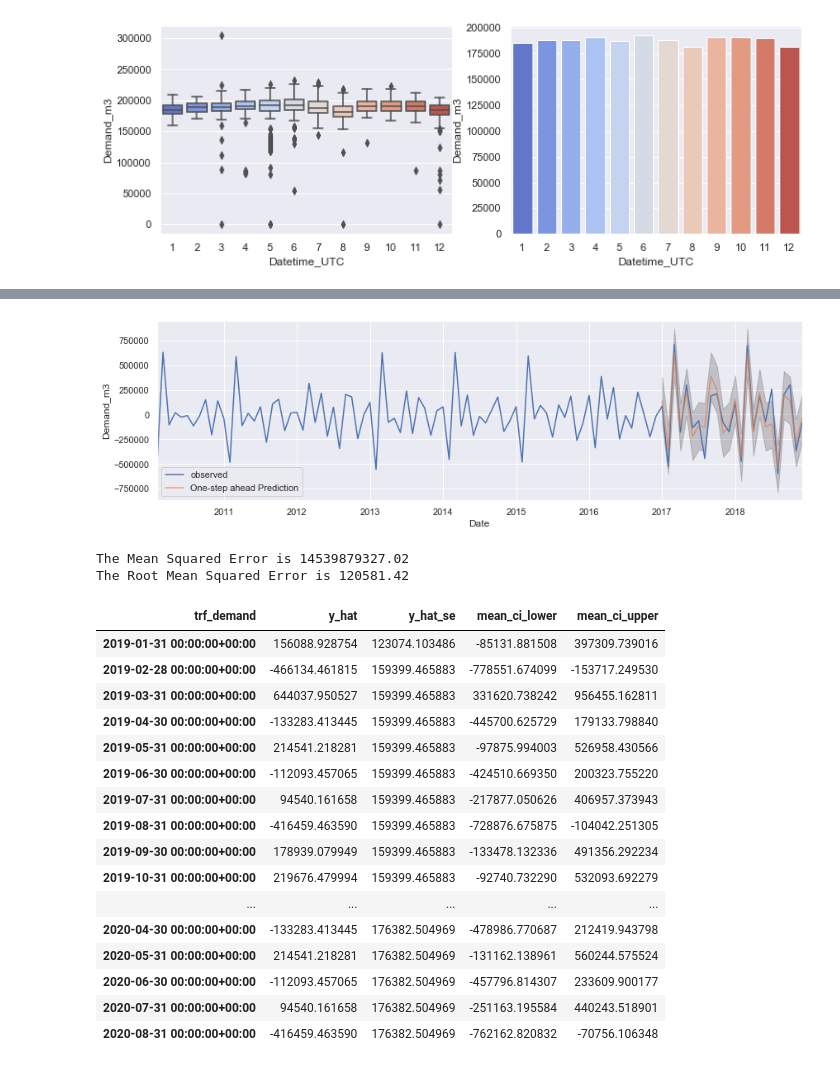
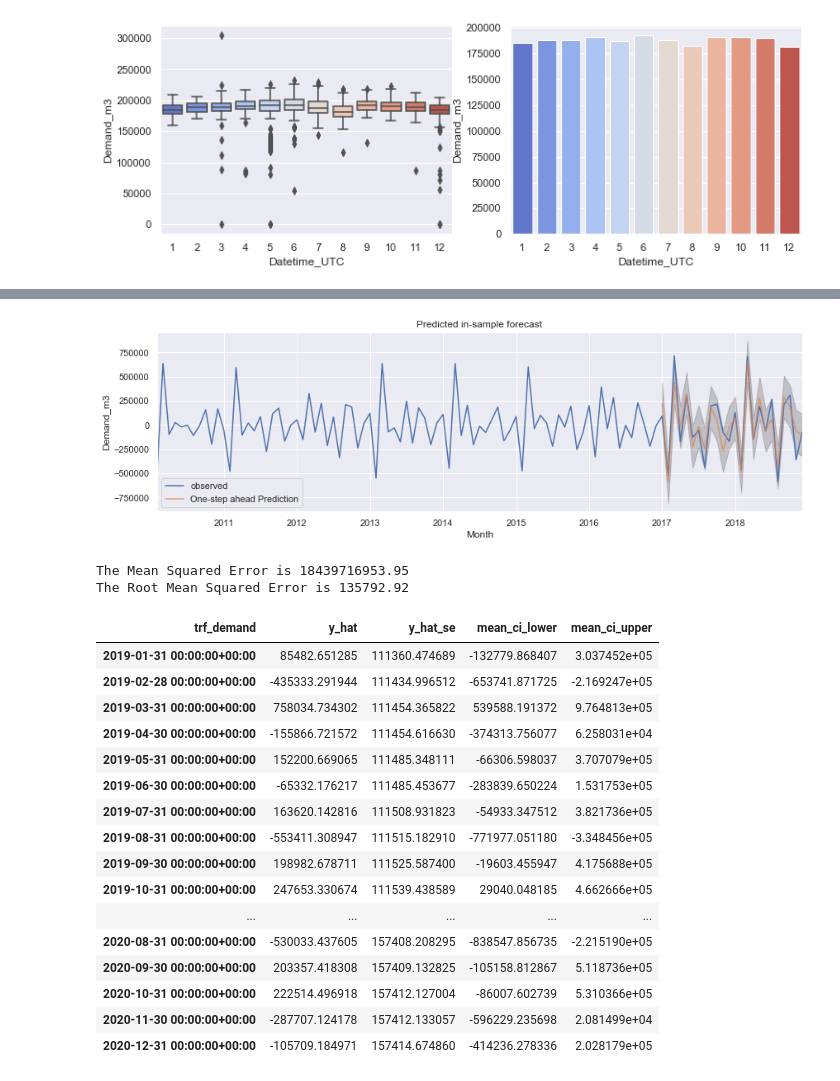
Before and after one commit to benplatten/UvA_DSP_Waternet, a Jupyter notebook: EDA_notebooks/TimeSeries EDA.ipynb, the cells around one changed output, grey strips where cells are left out. Cells and saved outputs as stored; diff of their text form; code cells hidden in the pictures.

```diff
--- a/EDA_notebooks/TimeSeries EDA.ipynb
+++ b/EDA_notebooks/TimeSeries EDA.ipynb
@@ -303,0 +380,3 @@ plt.show()
+# %%
+train['trend'] = stl.trend# - train.Demand_m3.mean()
+train.head()
@@ -304,17 +391,12 @@ plt.show()
 # %%
-df_trf = df_daily.resample('M').sum().copy()
-
-# Setting train and test sets
-train, test = df_trf.loc['2010-1-1':'2018-12-31'], df_trf.loc['2019-1-1'::]
-print(train.shape, test.shape)
+# deflate timeseries
+#train['trf_demand'] = train['Demand_m3'] - train['trend']
 
 # initialize a transformer class
-TT = TimeSeriesTransformer(log=False, detrend=True, diff=True, scale=False)
+TT = TimeSeriesTransformer(log=False, detrend=False, diff=True, scale=False)
 
 # detrend and perform differencing on both 1 and 12 periods
 train['trf_demand'] = TT.fit_transform(train.index, train.Demand_m3, [1])
 
-##TODO check and add 1, 12 period differencing
-
 train.head(15)
 # %% [output]
@@ -339,14 +420,19 @@ train.head(15)
 # %%
+# Selecting train and test arrays
+features = ['days_in_month', 'is_holiday', 'sun_calc_inhours_perday', 'calctemp_per_day', 'durationrainhours_perday'] + weekdays#, 'durationrainhours_perday']# + weekdays[5:7]
+#'is_holiday',
 y_train = train['trf_demand'][1::]
+exog_train = train[features][1::]
 y_test = test['Demand_m3']
+exog_test = test[features]
 
 # Generate plots and calculate ADF values
 ts_analysis_plots(y_train, 36)
 
 # check if dataframe is stationary
 result = adfuller(y)
-print('ADF Statistic: %f' % result[0])
-print('p-value: %f' % result[1])
+print('ADF Statistic: {:.2f}'.format(result[0]))
+print('p-value: {:.2f}'.format(result[1]))
 print('Critical Values:')
 for key, value in result[4].items():
 	print('\t%s: %.3f' % (key, value))
@@ -409,8 +496,11 @@ Warnings:
 # %%
-# (0, 0, 1)x(0, 1, 1, 12) seems to be the best option
+# (0, 0, 3)x(0, 1, 1, 12) seems to be the best option
+# (1, 0, 3)x,(0, 1, 1)x12 best with differencing [1]
 mod = sm.tsa.statespace.SARIMAX(y_train,
-                                order=(0, 0, 1),
+                                exog=exog_train,
+                                order=(2, 0, 5),
                                 seasonal_order=(0, 1, 1, 12),
+                                trend='n',
                                 mle_regression=True,
                                 enforce_stationarity=True,
                                 enforce_invertibility=True)
@@ -442,47 +532,49 @@ plt.show()
 # %%
 pred = results.get_prediction(start=datetime(2017, 1, 31).replace(tzinfo=timezone.utc), dynamic=False)
 
 pred_ci = pred.conf_int(alpha=0.05)
 ax = y_train.plot(label='observed')
 pred.predicted_mean.plot(ax=ax, label='One-step ahead Prediction', alpha=.7, figsize=(14, 4))
 ax.fill_between(pred_ci.index,
                 pred_ci.iloc[:, 0],
                 pred_ci.iloc[:, 1], color='k', alpha=.2)
-ax.set_xlabel('Date')
+
+ax.set_title('Predicted in-sample forecast')
+ax.set_xlabel('Month')
 ax.set_ylabel('Demand_m3')
 plt.legend()
 plt.show()
 # %% [output]
-[figure, old version]
+[figure, new version]
 # %%
 y_hat = pred.predicted_mean
-y_truth = y_train['2018']
+y_truth = y_train['2017':'2018']
 mse = ((y_hat - y_truth) ** 2).mean()
 print('The Mean Squared Error is {}'.format(round(mse, 2)))
 print('The Root Mean Squared Error is {}'.format(round(np.sqrt(mse), 2)))
 # %% [output]
-The Mean Squared Error is 14539879327.02
-The Root Mean Squared Error is 120581.42
+The Mean Squared Error is 18439716953.95
+The Root Mean Squared Error is 135792.92
 # %%
-pred_uc = results.get_forecast(steps=y_test.shape[0])
+pred_uc = results.get_forecast(steps=y_test.shape[0], exog=exog_test)
 df_pred = pred_uc.summary_frame().rename(columns={'mean': 'y_hat', 'mean_se': 'y_hat_se'})
 df_pred
 # %% [output]
 | trf_demand | y_hat | y_hat_se | mean_ci_lower | mean_ci_upper |
-| 2019-01-31 00:00:00+00:00 | 156088.928754 | 123074.103486 | -85131.881508 | 397309.739016 |
-| 2019-02-28 00:00:00+00:00 | -466134.461815 | 159399.465883 | -778551.674099 | -153717.249530 |
-| 2019-03-31 00:00:00+00:00 | 644037.950527 | 159399.465883 | 331620.738242 | 956455.162811 |
-| 2019-04-30 00:00:00+00:00 | -133283.413445 | 159399.465883 | -445700.625729 | 179133.798840 |
-| 2019-05-31 00:00:00+00:00 | 214541.218281 | 159399.465883 | -97875.994003 | 526958.430566 |
-| 2019-06-30 00:00:00+00:00 | -112093.457065 | 159399.465883 | -424510.669350 | 200323.755220 |
-| 2019-07-31 00:00:00+00:00 | 94540.161658 | 159399.465883 | -217877.050626 | 406957.373943 |
-| 2019-08-31 00:00:00+00:00 | -416459.463590 | 159399.465883 | -728876.675875 | -104042.251305 |
-| 2019-09-30 00:00:00+00:00 | 178939.079949 | 159399.465883 | -133478.132336 | 491356.292234 |
-| 2019-10-31 00:00:00+00:00 | 219676.479994 | 159399.465883 | -92740.732290 | 532093.692279 |
+| 2019-01-31 00:00:00+00:00 | 85482.651285 | 111360.474689 | -132779.868407 | 3.037452e+05 |
+| 2019-02-28 00:00:00+00:00 | -435333.291944 | 111434.996512 | -653741.871725 | -2.169247e+05 |
+| 2019-03-31 00:00:00+00:00 | 758034.734302 | 111454.365822 | 539588.191372 | 9.764813e+05 |
+| 2019-04-30 00:00:00+00:00 | -155866.721572 | 111454.616630 | -374313.756077 | 6.258031e+04 |
+| 2019-05-31 00:00:00+00:00 | 152200.669065 | 111485.348111 | -66306.598037 | 3.707079e+05 |
+| 2019-06-30 00:00:00+00:00 | -65332.176217 | 111485.453677 | -283839.650224 | 1.531753e+05 |
+| 2019-07-31 00:00:00+00:00 | 163620.142816 | 111508.931823 | -54933.347512 | 3.821736e+05 |
+| 2019-08-31 00:00:00+00:00 | -553411.308947 | 111515.182910 | -771977.051180 | -3.348456e+05 |
+| 2019-09-30 00:00:00+00:00 | 198982.678711 | 111525.587400 | -19603.455947 | 4.175688e+05 |
+| 2019-10-31 00:00:00+00:00 | 247653.330674 | 111539.438589 | 29040.048185 | 4.662666e+05 |
 | ... | ... | ... | ... | ... |
-| 2020-04-30 00:00:00+00:00 | -133283.413445 | 176382.504969 | -478986.770687 | 212419.943798 |
-| 2020-05-31 00:00:00+00:00 | 214541.218281 | 176382.504969 | -131162.138961 | 560244.575524 |
-| 2020-06-30 00:00:00+00:00 | -112093.457065 | 176382.504969 | -457796.814307 | 233609.900177 |
-| 2020-07-31 00:00:00+00:00 | 94540.161658 | 176382.504969 | -251163.195584 | 440243.518901 |
-| 2020-08-31 00:00:00+00:00 | -416459.463590 | 176382.504969 | -762162.820832 | -70756.106348 |
+| 2020-08-31 00:00:00+00:00 | -530033.437605 | 157408.208295 | -838547.856735 | -2.215190e+05 |
+| 2020-09-30 00:00:00+00:00 | 203357.418308 | 157409.132825 | -105158.812867 | 5.118736e+05 |
+| 2020-10-31 00:00:00+00:00 | 222514.496918 | 157412.127004 | -86007.602739 | 5.310366e+05 |
+| 2020-11-30 00:00:00+00:00 | -287707.124178 | 157412.133057 | -596229.235698 | 2.081499e+04 |
+| 2020-12-31 00:00:00+00:00 | -105709.184971 | 157414.674860 | -414236.278336 | 2.028179e+05 |
 # %%
```
Also changed, not shown: parts of 34 cells of this notebook.
